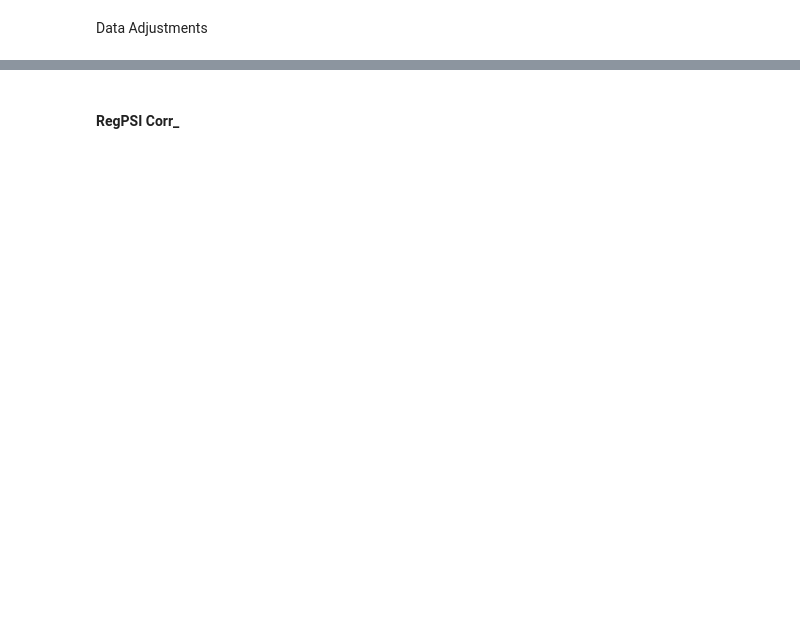
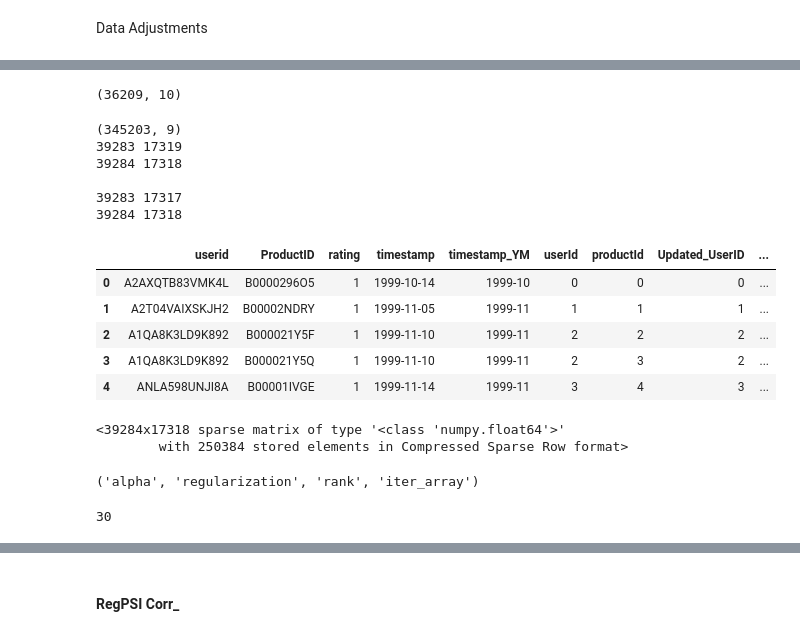
Before and after one commit to Oluwafemi-939/Incremental_PSI, a Jupyter notebook: Notebooks/IncreUpdt_AMZGames.ipynb, the cells around one changed output, grey strips where cells are left out. Cells and saved outputs as stored; diff of their text form; code cells hidden in the pictures; blank space fills up the shorter version.

```diff
--- a/Notebooks/IncreUpdt_AMZGames.ipynb
+++ b/Notebooks/IncreUpdt_AMZGames.ipynb
@@ -604,0 +762,4 @@ Average HitRate for All Recommendations:  0.031052478782444423
+# %%
+AllUsers_updtPRED[4].shape
+# %% [output]
+(36209, 10)
@@ -604,0 +787,42 @@ Average HitRate for All Recommendations:  0.031052478782444423
+# %%
+newAMZGames_DF = pd.read_csv('/mnt/bulky/oolaleke/TDM_Dataset/AMZ_GamesFiles/AMZGames_afterUpdt.csv')
+print(newAMZGames_DF.shape)
+print(newAMZGames_DF['userId'].max(),newAMZGames_DF['productId'].max())
+print(newAMZGames_DF['userId'].nunique(),newAMZGames_DF['productId'].nunique())
+print()
+print(newAMZGames_DF['Updated_UserID'].max(),newAMZGames_DF['Updated_ItemID'].max())
+print(newAMZGames_DF['Updated_UserID'].nunique(),newAMZGames_DF['Updated_ItemID'].nunique())
+newAMZGames_DF.head()
+# %% [output]
+(345203, 9)
+39283 17319
+39284 17318
+
+39283 17317
+39284 17318
+|  | userid | ProductID | rating | timestamp | timestamp_YM | userId | productId | Updated_UserID | ... |
+| 0 | A2AXQTB83VMK4L | B0000296O5 | 1 | 1999-10-14 | 1999-10 | 0 | 0 | 0 | ... |
+| 1 | A2T04VAIXSKJH2 | B00002NDRY | 1 | 1999-11-05 | 1999-11 | 1 | 1 | 1 | ... |
+| 2 | A1QA8K3LD9K892 | B000021Y5F | 1 | 1999-11-10 | 1999-11 | 2 | 2 | 2 | ... |
+| 3 | A1QA8K3LD9K892 | B000021Y5Q | 1 | 1999-11-10 | 1999-11 | 2 | 3 | 2 | ... |
+| 4 | ANLA598UNJI8A | B00001IVGE | 1 | 1999-11-14 | 1999-11 | 3 | 4 | 3 | ... |
+# %%
+rows_i = newAMZGames_DF['Updated_UserID'].nunique()
+cols_i = newAMZGames_DF['Updated_ItemID'].nunique()
+Rating_matrix = SingleRatingMatrix(newUserItem_list[0],'Updated_UserID','Updated_ItemID',rows_i,cols_i)  #changes start within steps...
+Rating_matrix
+# %% [output]
+<39284x17318 sparse matrix of type '<class 'numpy.float64'>'
+        with 250384 stored elements in Compressed Sparse Row format>
+# %%
+als_params = dict(alpha = [ 0.001,0.05, 0.1, 0.5, 1, 5, 10, 50, 100],
+                  regularization = [0.001, 0.005, 0.01, 0.05, 0.1, 0.5, 1, 10],
+                  rank = list(range(10, 81, 10)),
+                  iter_array = [10,15,20,25,30])
+
+als_param_grid, als_param_names = random_grid(als_params, n=30)
+print(als_param_names)
+len(als_param_grid)
+# %% [output]
+('alpha', 'regularization', 'rank', 'iter_array')
+30
```
Also changed, not shown: parts of 360 cells of this notebook, 11 other files.
